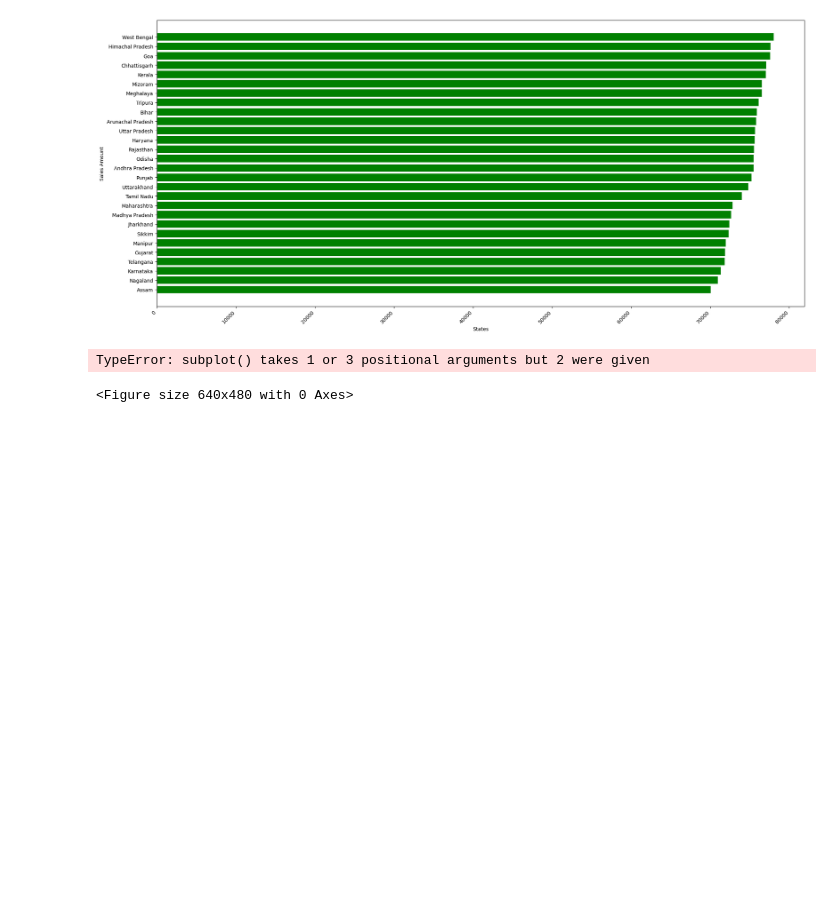
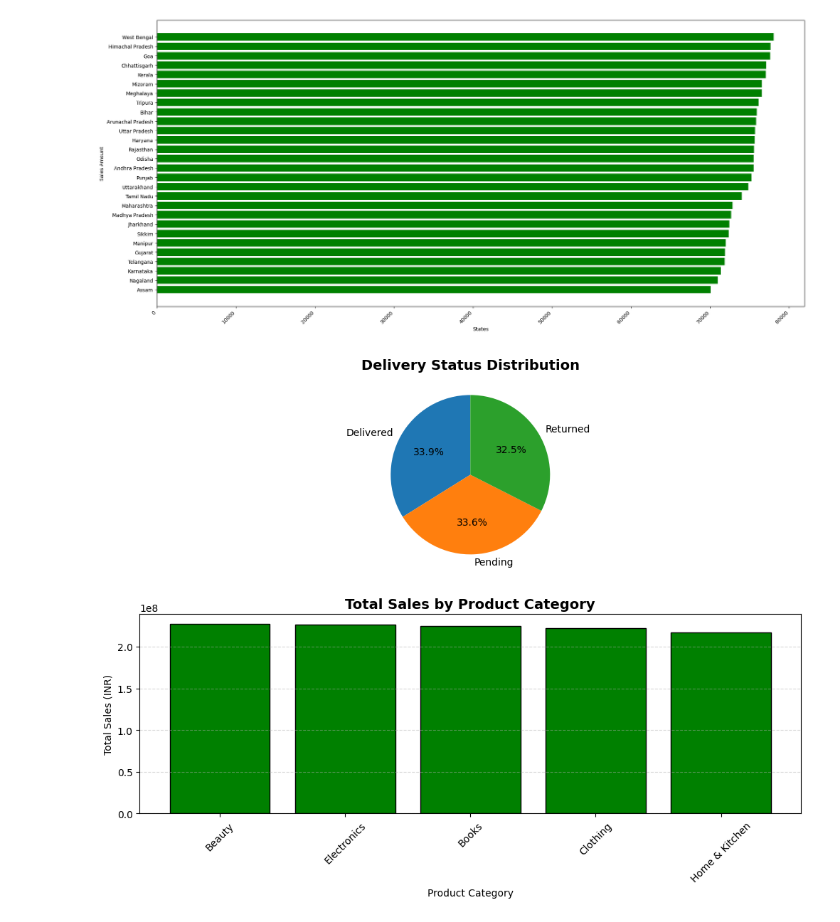
Before and after one commit to Aniket07Parida/Amazon-Sales, a Jupyter notebook: Amazon_Sales.ipynb, the cells around one changed output. Saved outputs shown, nothing was run; the diff lists cells and outputs as text; code cells hidden in the pictures; blank space fills up the shorter version.

```diff
--- a/Amazon_Sales.ipynb
+++ b/Amazon_Sales.ipynb
@@ -220,40 +220,42 @@ plt.show()
 # %% [output]
 [figure]
 # %%
-# Subplot of data
-fig, axis = plt.subplots(4, 1, figsize=(20, 8))
+fig, axis = plt.subplots(2, 1, figsize=(12, 8))
 
-# Delivery Status
-total_delivery_status = df.groupby(df["Delivery_Status"])["Total_Sales_INR"].sum()
-axis[0].pie(total_delivery_status.values, labels=total_delivery_status.index, autopct='%1.1f%%', startangle=90)
-axis[0].set_title("Delivery Status")
+# 1. Delivery Status (Pie)
+total_delivery_status = df.groupby("Delivery_Status")["Total_Sales_INR"].sum()
 
-# Product Sales
-total_product_sales = df.groupby(df["Product_Category"])["Total_Sales_INR"].sum().sort_values(ascending=False)
-axis[1].bar(total_product_sales.index, total_product_sales.values, color="Green")
+axis[0].pie(
+    total_delivery_status.values,
+    labels=total_delivery_status.index,
+    autopct='%1.1f%%',
+    startangle=90,
+    textprops={'fontsize': 10}
+)
+axis[0].set_title("Delivery Status Distribution", fontsize=14, fontweight='bold')
+
+# Total sales per product category
+total_product_sales = (
+    df.groupby("Product_Category")["Total_Sales_INR"]
+    .sum()
+    .sort_values(ascending=False)  # optional: sort by sales
+)
+
+# Bar chart instead of histogram
+axis[1].bar(
+    total_product_sales.index,
+    total_product_sales.values,
+    edgecolor='black',
+    color='green'
+)
+
+axis[1].set_title("Total Sales by Product Category", fontsize=14, fontweight='bold')
 axis[1].set_xlabel("Product Category")
-axis[1].set_ylabel("Total Sales")
-axis[1].set_title("Total Product Sales")
+axis[1].set_ylabel("Total Sales (INR)")
 axis[1].tick_params(axis='x', rotation=45)
+axis[1].grid(axis='y', linestyle='--', alpha=0.5)
 
-# Total Item sales
-total_item_sales = df.groupby(df["Product_Name"])["Total_Sales_INR"].sum().sort_values(ascending=False)
-axis[2].bar(total_item_sales.index, total_item_sales.values, color="brown")
-axis[2].set_xlabel("Product Name")
-axis[2].set_ylabel("Total Sales")
-axis[2].set_title("Product Sales")
-axis[2].tick_params(axis='x', rotation=45)
 
-# Total Payment method
-payment_status = df.groupby(df["Payment_Method"])["Total_Sales_INR"].sum().sort_values(ascending=True)
-axis[3].plot(payment_status.index, payment_status.values, marker="o", color="red")
-axis[3].set_xlabel("Payment Method")
-axis[3].set_ylabel("Total Payment")
-axis[3].set_title("Total Payment Method")
-axis[3].tick_params(axis='x', rotation=45)
-
-plt.tight_layout()
 plt.show()
 # %% [output]
-TypeError: subplot() takes 1 or 3 positional arguments but 2 were given
-<Figure size 640x480 with 0 Axes>
+[figure, added]
```
Also changed, not shown: parts of 4 cells of this notebook.
